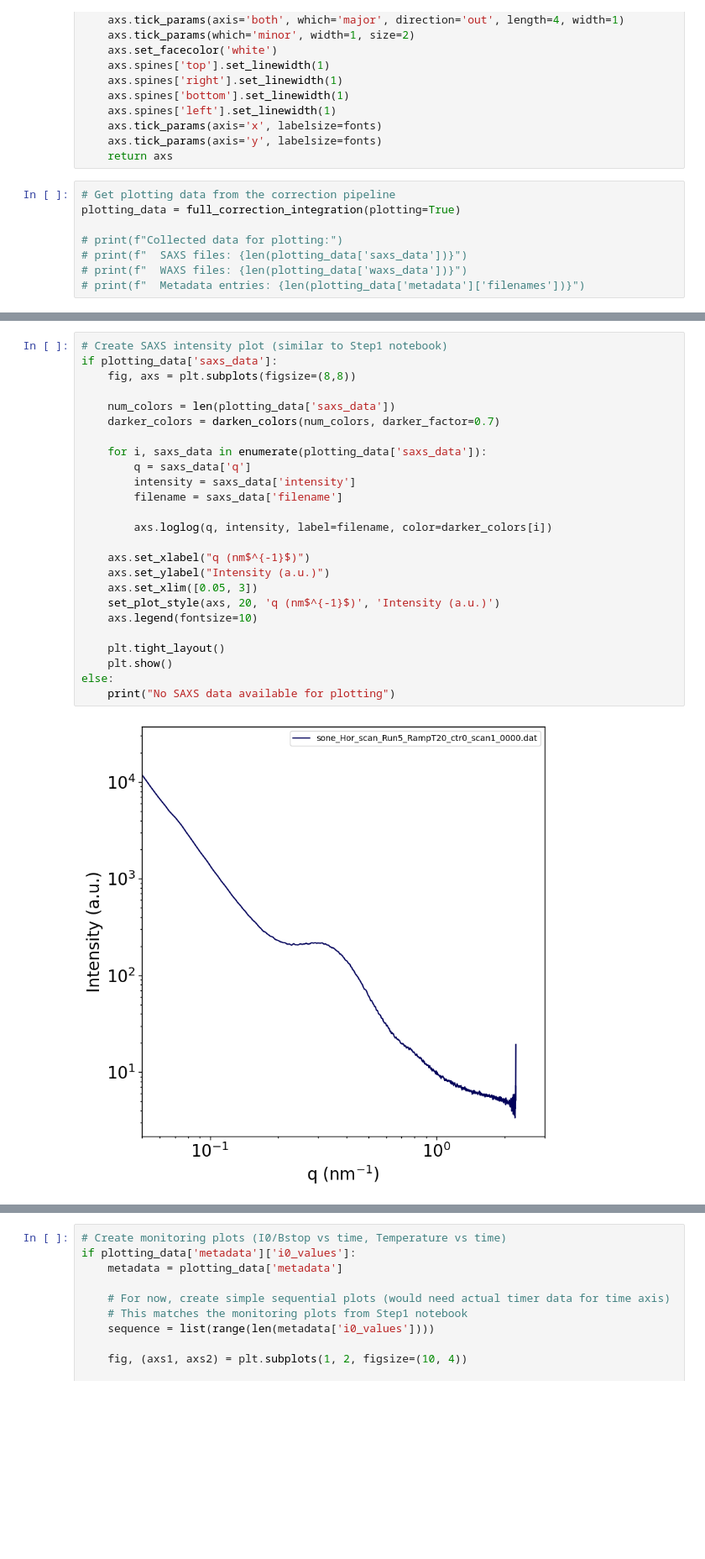
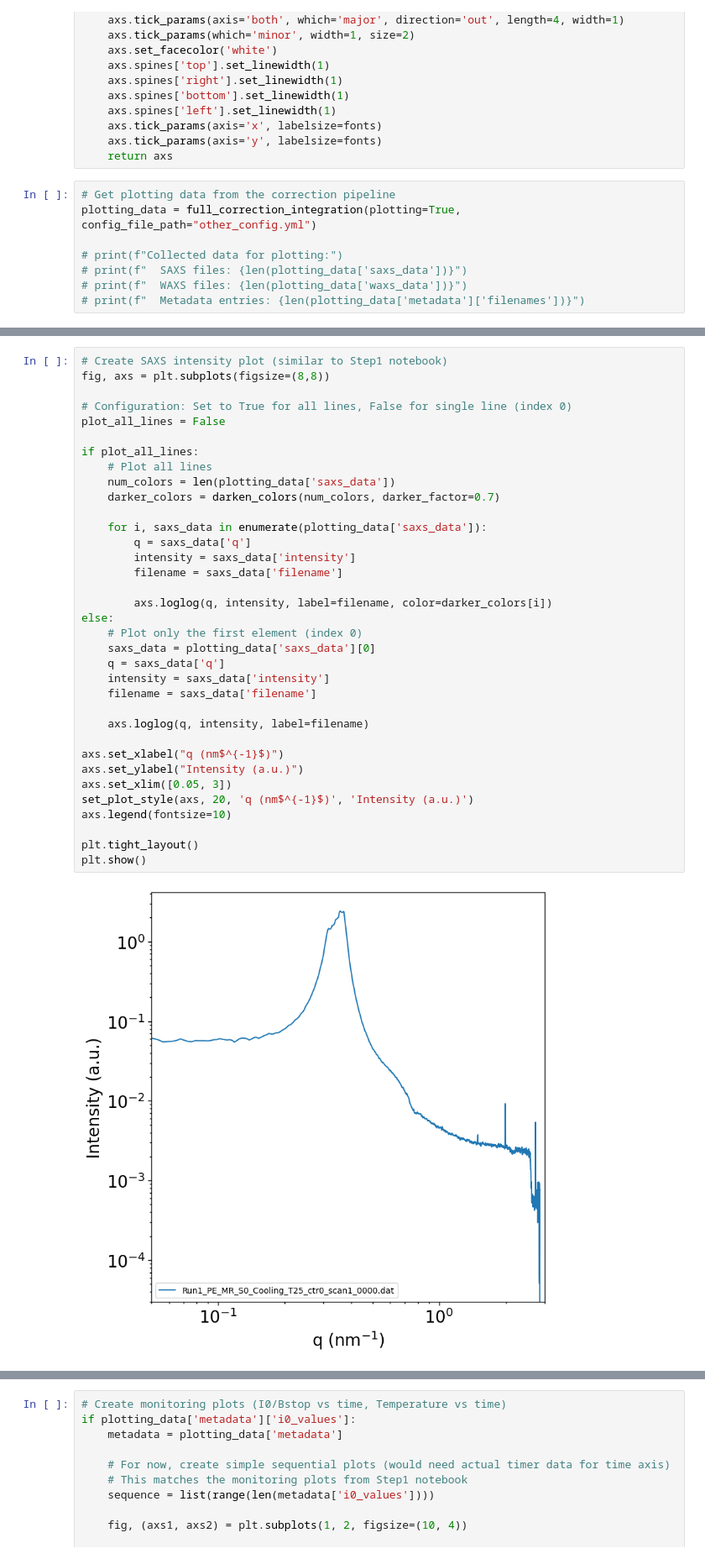
Before and after one commit to anjanikmaurya/SWAXS_data_correction_reduction_averaging, a Jupyter notebook: plotting_after_correction.ipynb, the cells around one changed output, grey strips where cells are left out. Shown at 84% size. Drawn from its saved outputs; the diff is of its cells as text; blank space fills up the shorter version.

```diff
--- a/plotting_after_correction.ipynb
+++ b/plotting_after_correction.ipynb
@@ -35,7 +35,7 @@ def set_plot_style(axs, fonts: int, xlabel: str, ylabel: str):
     return axs
 # %%
 # Get plotting data from the correction pipeline
-plotting_data = full_correction_integration(plotting=True)
+plotting_data = full_correction_integration(plotting=True, config_file_path="other_config.yml")
 
 # print(f"Collected data for plotting:")
 # print(f"  SAXS files: {len(plotting_data['saxs_data'])}")
@@ -89,30 +77,40 @@ Processing complete!
 # %%
 # Create SAXS intensity plot (similar to Step1 notebook)
-if plotting_data['saxs_data']:
-    fig, axs = plt.subplots(figsize=(8,8))
+fig, axs = plt.subplots(figsize=(8,8))
 
+# Configuration: Set to True for all lines, False for single line (index 0)
+plot_all_lines = False
+
+if plot_all_lines:
+    # Plot all lines
     num_colors = len(plotting_data['saxs_data'])
     darker_colors = darken_colors(num_colors, darker_factor=0.7)
 
     for i, saxs_data in enumerate(plotting_data['saxs_data']):
         q = saxs_data['q']
         intensity = saxs_data['intensity']
         filename = saxs_data['filename']
 
         axs.loglog(q, intensity, label=filename, color=darker_colors[i])
+else:
+    # Plot only the first element (index 0)
+    saxs_data = plotting_data['saxs_data'][0]
+    q = saxs_data['q']
+    intensity = saxs_data['intensity']
+    filename = saxs_data['filename']
 
-    axs.set_xlabel("q (nm$^{-1}$)")
-    axs.set_ylabel("Intensity (a.u.)")
-    axs.set_xlim([0.05, 3])
-    set_plot_style(axs, 20, 'q (nm$^{-1}$)', 'Intensity (a.u.)')
-    axs.legend(fontsize=10)
+    axs.loglog(q, intensity, label=filename)
 
-    plt.tight_layout()
-    plt.show()
-else:
-    print("No SAXS data available for plotting")
+axs.set_xlabel("q (nm$^{-1}$)")
+axs.set_ylabel("Intensity (a.u.)")
+axs.set_xlim([0.05, 3])
+set_plot_style(axs, 20, 'q (nm$^{-1}$)', 'Intensity (a.u.)')
+axs.legend(fontsize=10)
+
+plt.tight_layout()
+plt.show()
 # %% [output]
-[figure, old version]
+[figure, new version]
 # %%
 # Create WAXS intensity plot (similar to Step1 notebook)
 if plotting_data['waxs_data']:
```
Also changed, not shown: parts of 4 cells of this notebook, 12 other files.
